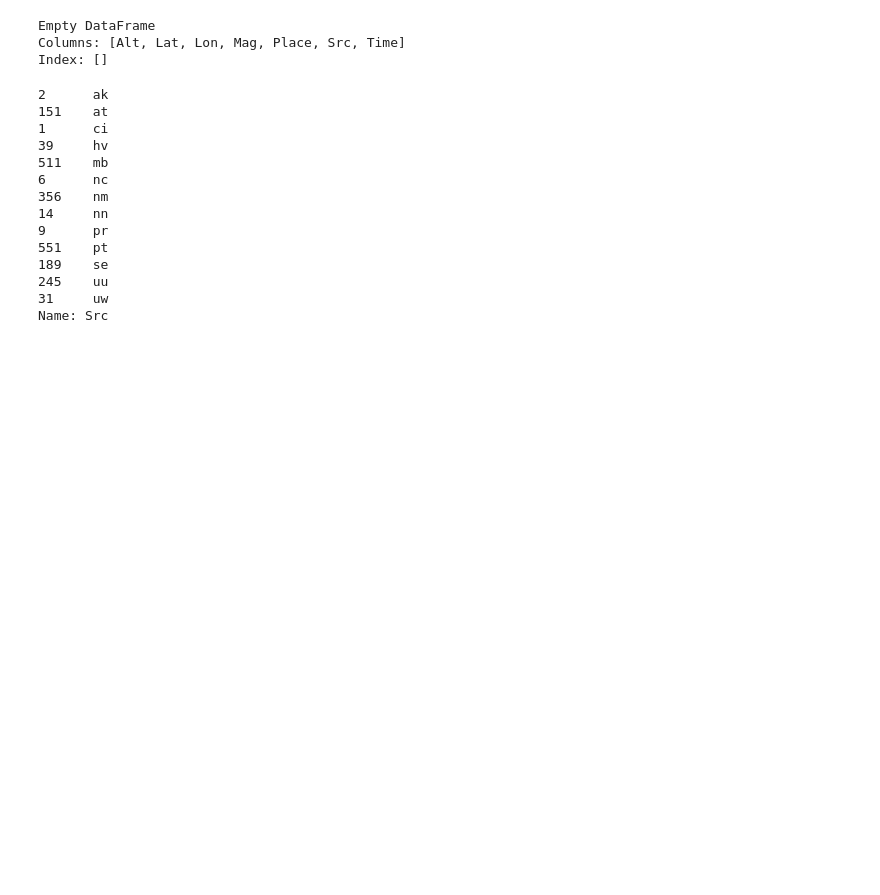
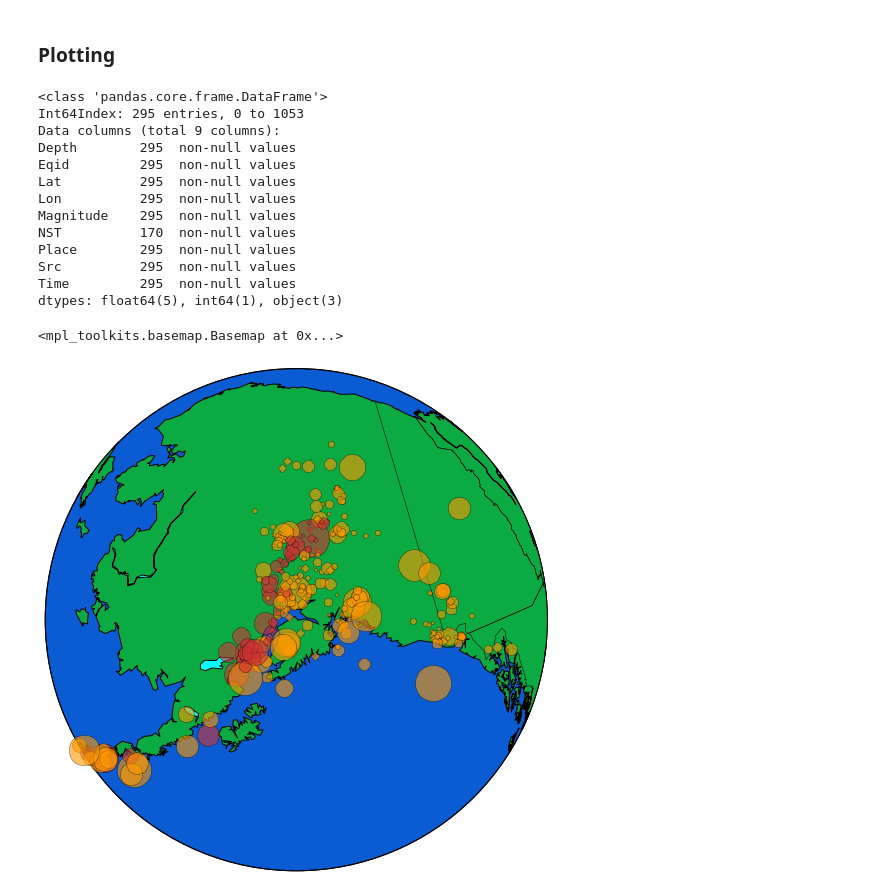
Before and after one commit to reenashah/recent-quakes, a Jupyter notebook: Recent Earthquakes.ipynb, the cells around one changed output. Cells and saved outputs as stored; diff of their text form; code cells hidden in the pictures; blank space fills up the shorter version.

```diff
--- a/Recent Earthquakes.ipynb
+++ b/Recent Earthquakes.ipynb
@@ -59,17 +0,0 @@ alaska[0:10]
-# %%
-from mpl_toolkits.basemap import Basemap
-
-def plot_quakes(quakes):
-    m = Basemap(llcrnrlon=-180,llcrnrlat=50.,
-                urcrnrlon=-120.,urcrnrlat=72,
-                resolution='l',area_thresh=1000.,projection='merc',
-                lat_0=62.9540,lon_0=-149.2697)
-    m.drawcoastlines()
-    m.drawcountries()
-    m.fillcontinents(color='coral',lake_color='blue')
-    m.drawmapboundary(fill_color='aqua')
-    x, y = m(quakes.Lon, quakes.Lat)
-    m.plot(x, y, 'k.')
-    return m
-
-plot_quakes(alaska)
@@ -135,13 +71,5 @@ df[1:10]
 # %%
-import urllib
-import json
-import pandas as pd
-
-url = 'http://earthquake.usgs.gov/earthquakes/feed/v1.0/summary/significant_week.geojson'
-d = json.loads(urllib.urlopen(url).read())
-
-data = pd.DataFrame(d.items())
-data
+url = 'http://earthquake.usgs.gov/earthquakes/feed/v1.0/summary/1.0_week.geojson'
 
 import hashlib
 from datetime import datetime
@@ -153,7 +81,7 @@ def save_live_data(data_url):
         where <HASH> is a SHA1 hash of the file at data_url,
         <DATE> and <TIME> are the current UTC date and time.
     DATA_URL: a string containing the URL of geojson data, e.g.
-              'http://earthquake.usgs.gov/earthquakes/feed/v1.0/summary/significant_week.geojson'
+              'http://earthquake.usgs.gov/earthquakes/feed/v1.0/summary/1.0_week.geojson'
     """
 
     data = urllib.urlopen(data_url).read()
@@ -187,3 +95,5 @@ Name: Src
+# %% [markdown]
+### Plotting
 # %%
 from mpl_toolkits.basemap import Basemap
 from numpy import mean
@@ -191,7 +101,8 @@ from numpy import mean
 def plot_quakes(quakes):
     """
     Plots earthquakes (specified in QUAKES) as slightly-transparent
-    orange circles with area proportional to magnitude.
+    orange circles with area proportional to magnitude and
+    color indicating depth.
 
     QUAKES: a Pandas DataFrame object containing earthquake data
             with parameters "Lat", "Lon", "Magnitude"
@@ -212,9 +123,9 @@ def plot_quakes(quakes):
     m.drawmapboundary(fill_color = '#0B5BD2')
     x, y = m(quakes.Lon, quakes.Lat)
     for i in range(0, len(x) - 1):
-        if quakes.Depth[i:i+1]<70:
+        if quakes.Depth[i:i+1] < 70:
             heatcolor = heatcolors[1]
-        elif 70<=quakes.Depth[i:i+1]<300:
+        elif 70 <= quakes.Depth[i:i+1] < 300:
             heatcolor = heatcolors[2]
         else:
             heatcolor = heatcolors[3]
@@ -223,28 +134,21 @@ def plot_quakes(quakes):
                alpha = 0.6)
     return m
 # %%
-alaska = df[df['Src'].isin(',ak,')]  ## THIS IS NOT YET WORKING
-type(alaska)
-print alaska
-#plot_quakes(alaska)
+alaska = df[df['Src'] == 'ak']  ## THIS IS WORKING
+plot_quakes(alaska)
 # %% [output]
-Empty DataFrame
-Columns: [Alt, Lat, Lon, Mag, Place, Src, Time]
-Index: []
+<class 'pandas.core.frame.DataFrame'>
+Int64Index: 295 entries, 0 to 1053
+Data columns (total 9 columns):
+Depth        295  non-null values
+Eqid         295  non-null values
+Lat          295  non-null values
+Lon          295  non-null values
+Magnitude    295  non-null values
+NST          170  non-null values
+Place        295  non-null values
+Src          295  non-null values
+Time         295  non-null values
+dtypes: float64(5), int64(1), object(3)
+<mpl_toolkits.basemap.Basemap at 0x...>
+[figure, added]
-# %%
-unique(clean_data.Src)
-# %% [output]
-2      ak
-151    at
-1      ci
-39     hv
-511    mb
-6      nc
-356    nm
-14     nn
-9      pr
-551    pt
-189    se
-245    uu
-31     uw
-Name: Src
```
Also changed, not shown: parts of 15 cells of this notebook, 3 other files.
